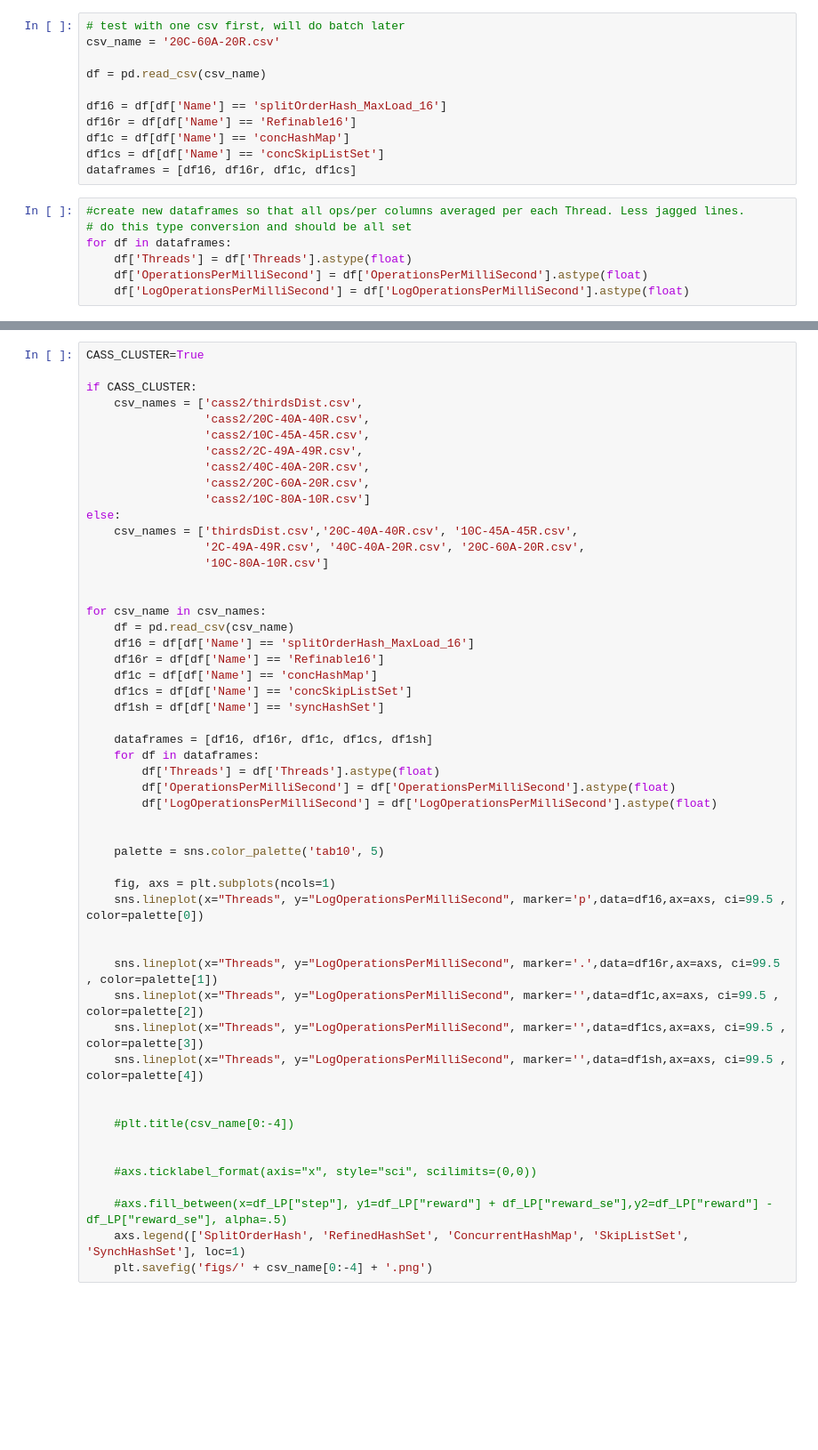
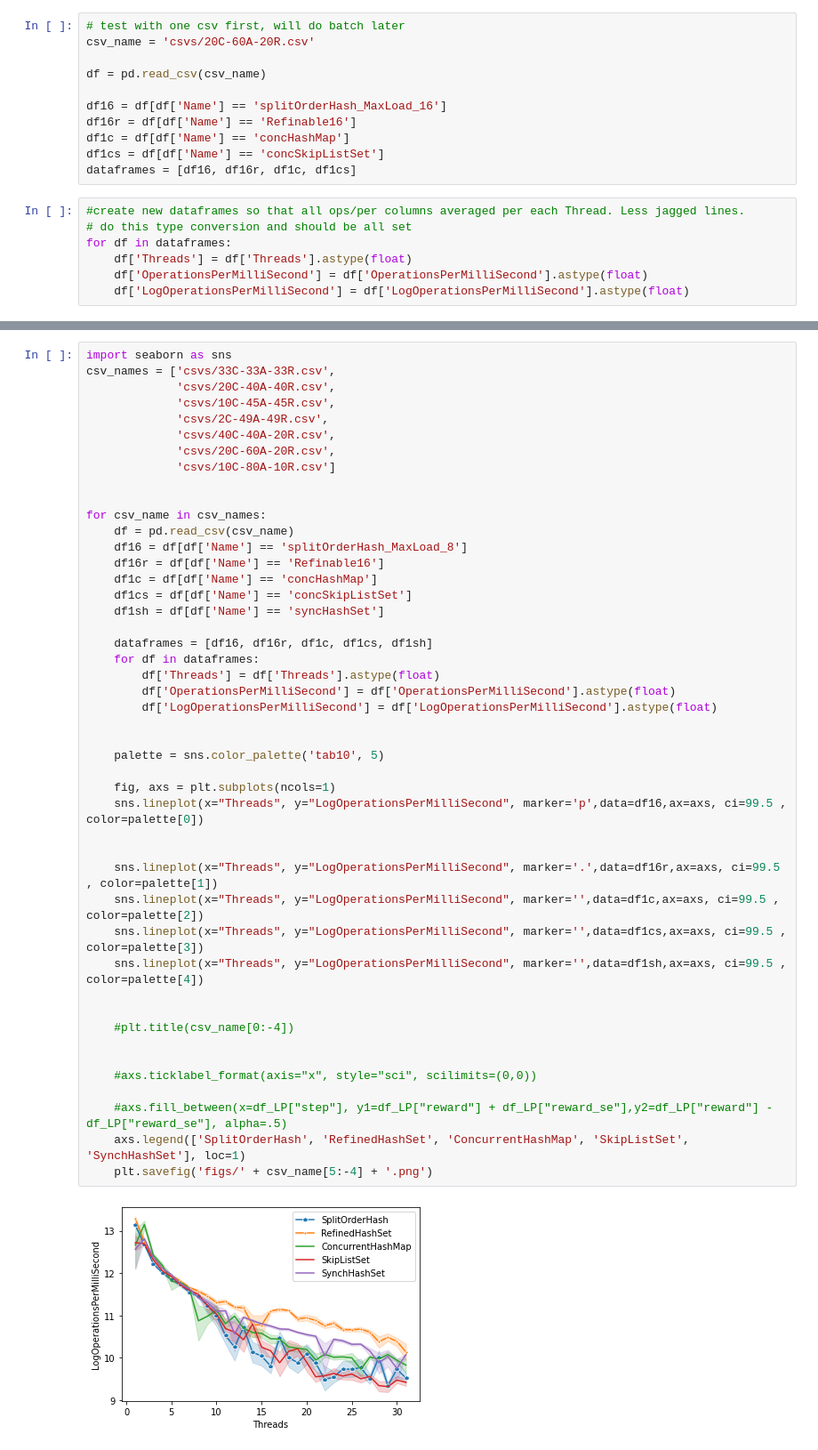
Before and after one commit to chrisfeltner/cop4520project, a Jupyter notebook: getAllGraphs.ipynb, the cells around one changed output, grey strips where cells are left out. Shown at 89% size. Saved outputs shown, nothing was run; the diff lists cells and outputs as text; blank space fills up the shorter version.

```diff
--- a/getAllGraphs.ipynb
+++ b/getAllGraphs.ipynb
@@ -32,6 +8,6 @@ Requirement already satisfied: numpy in /home/brett/anaconda3/lib/python3.7/site
 # %%
 # test with one csv first, will do batch later
-csv_name = '20C-60A-20R.csv'
+csv_name = 'csvs/20C-60A-20R.csv'
 
 df = pd.read_csv(csv_name)
 
@@ -96,54 +69,50 @@ plt.title(csv_name[0:-4])
 #axs.fill_between(x=df_LP["step"], y1=df_LP["reward"] + df_LP["reward_se"],y2=df_LP["reward"] - df_LP["reward_se"], alpha=.5)
 axs.legend(['SplitOrderHash', 'RefinedHashSet', 'ConcurrentHashMap', 'SkipListSet'], loc=1)
 # %%
-CASS_CLUSTER=True
-
-if CASS_CLUSTER:
-    csv_names = ['cass2/thirdsDist.csv',
-                 'cass2/20C-40A-40R.csv',
-                 'cass2/10C-45A-45R.csv',
-                 'cass2/2C-49A-49R.csv',
-                 'cass2/40C-40A-20R.csv',
-                 'cass2/20C-60A-20R.csv',
-                 'cass2/10C-80A-10R.csv']
-else:
-    csv_names = ['thirdsDist.csv','20C-40A-40R.csv', '10C-45A-45R.csv',
-                 '2C-49A-49R.csv', '40C-40A-20R.csv', '20C-60A-20R.csv',
-                 '10C-80A-10R.csv']
+import seaborn as sns
+csv_names = ['csvs/33C-33A-33R.csv',
+             'csvs/20C-40A-40R.csv',
+             'csvs/10C-45A-45R.csv',
+             'csvs/2C-49A-49R.csv',
+             'csvs/40C-40A-20R.csv',
+             'csvs/20C-60A-20R.csv',
+             'csvs/10C-80A-10R.csv']
 
 
 for csv_name in csv_names:
     df = pd.read_csv(csv_name)
-    df16 = df[df['Name'] == 'splitOrderHash_MaxLoad_16']
+    df16 = df[df['Name'] == 'splitOrderHash_MaxLoad_8']
     df16r = df[df['Name'] == 'Refinable16']
     df1c = df[df['Name'] == 'concHashMap']
     df1cs = df[df['Name'] == 'concSkipListSet']
     df1sh = df[df['Name'] == 'syncHashSet']
 
     dataframes = [df16, df16r, df1c, df1cs, df1sh]
     for df in dataframes:
         df['Threads'] = df['Threads'].astype(float)
         df['OperationsPerMilliSecond'] = df['OperationsPerMilliSecond'].astype(float)
         df['LogOperationsPerMilliSecond'] = df['LogOperationsPerMilliSecond'].astype(float)
 
 
     palette = sns.color_palette('tab10', 5)
 
     fig, axs = plt.subplots(ncols=1)
     sns.lineplot(x="Threads", y="LogOperationsPerMilliSecond", marker='p',data=df16,ax=axs, ci=99.5 , color=palette[0])
 
 
     sns.lineplot(x="Threads", y="LogOperationsPerMilliSecond", marker='.',data=df16r,ax=axs, ci=99.5 , color=palette[1])
     sns.lineplot(x="Threads", y="LogOperationsPerMilliSecond", marker='',data=df1c,ax=axs, ci=99.5 , color=palette[2])
     sns.lineplot(x="Threads", y="LogOperationsPerMilliSecond", marker='',data=df1cs,ax=axs, ci=99.5 , color=palette[3])
     sns.lineplot(x="Threads", y="LogOperationsPerMilliSecond", marker='',data=df1sh,ax=axs, ci=99.5 , color=palette[4])
 
 
     #plt.title(csv_name[0:-4])
 
 
     #axs.ticklabel_format(axis="x", style="sci", scilimits=(0,0))
 
     #axs.fill_between(x=df_LP["step"], y1=df_LP["reward"] + df_LP["reward_se"],y2=df_LP["reward"] - df_LP["reward_se"], alpha=.5)
     axs.legend(['SplitOrderHash', 'RefinedHashSet', 'ConcurrentHashMap', 'SkipListSet', 'SynchHashSet'], loc=1)
-    plt.savefig('figs/' + csv_name[0:-4] + '.png')
+    plt.savefig('figs/' + csv_name[5:-4] + '.png')
+# %% [output]
+[figure, added]
```
Also changed, not shown: parts of 7 cells of this notebook, 9 other files.
